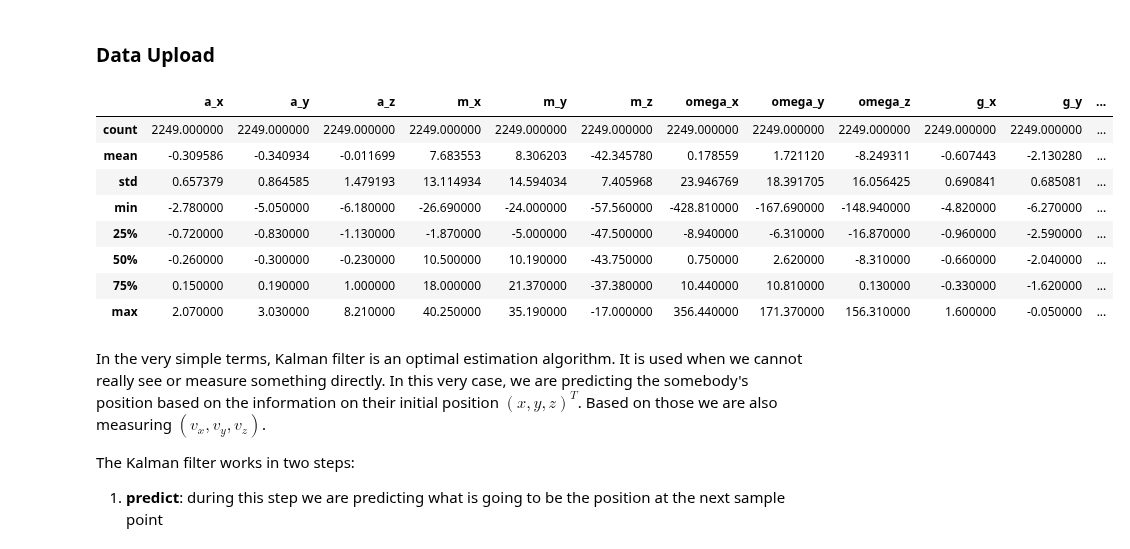
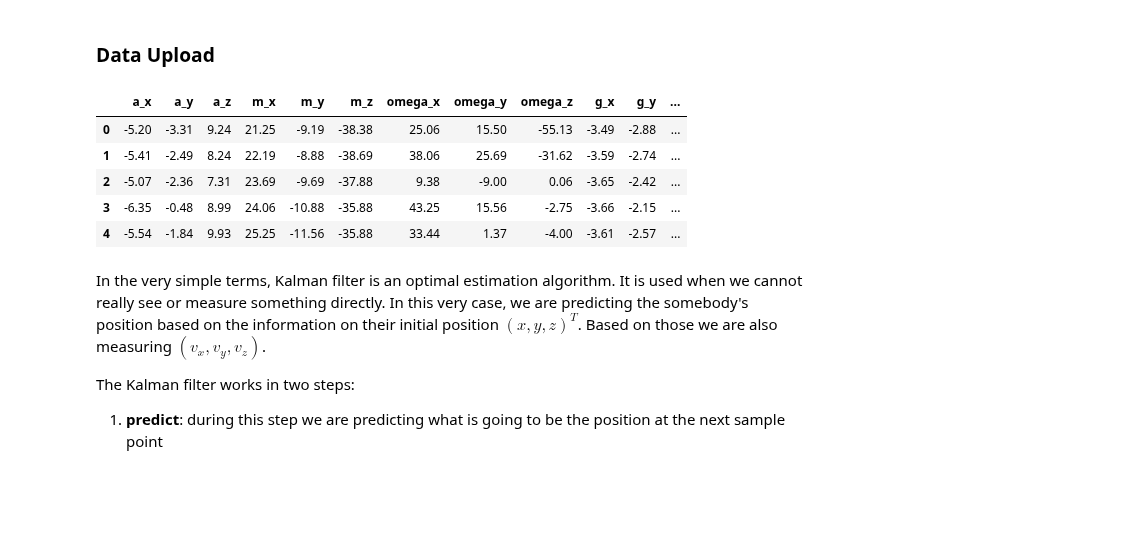
Before and after one commit to kjetteren/RaD_team1_HELIXON, a Jupyter notebook: utils/KalmanFilterImplementation.ipynb, the cells around one changed output. Saved outputs shown, nothing was run; the diff lists cells and outputs as text; code cells hidden in the pictures; blank space fills up the shorter version.

```diff
--- a/utils/KalmanFilterImplementation.ipynb
+++ b/utils/KalmanFilterImplementation.ipynb
@@ -17,22 +18,16 @@ original_spiral = np.array([[-R * np.cos(i * (2 * np.pi * N) / T),  R * np.sin(i
 # %%
 df = pd.read_csv("sensor_data.csv")
 df["v_x"] = df["omega_x"]*R
 df["v_y"] = df["omega_y"]*R
 df["v_z"] = df["omega_z"]*R
-df["a_x"] -= df["g_x"]
-df["a_y"] -= df["g_y"]
-df["a_z"] -= df["g_z"]
-df.describe()
+df.head()
 # %% [output]
 |  | a_x | a_y | a_z | m_x | m_y | m_z | omega_x | omega_y | omega_z | g_x | g_y | ... |
-| count | 2249.000000 | 2249.000000 | 2249.000000 | 2249.000000 | 2249.000000 | 2249.000000 | 2249.000000 | 2249.000000 | 2249.000000 | 2249.000000 | 2249.000000 | ... |
-| mean | -0.309586 | -0.340934 | -0.011699 | 7.683553 | 8.306203 | -42.345780 | 0.178559 | 1.721120 | -8.249311 | -0.607443 | -2.130280 | ... |
-| std | 0.657379 | 0.864585 | 1.479193 | 13.114934 | 14.594034 | 7.405968 | 23.946769 | 18.391705 | 16.056425 | 0.690841 | 0.685081 | ... |
-| min | -2.780000 | -5.050000 | -6.180000 | -26.690000 | -24.000000 | -57.560000 | -428.810000 | -167.690000 | -148.940000 | -4.820000 | -6.270000 | ... |
-| 25% | -0.720000 | -0.830000 | -1.130000 | -1.870000 | -5.000000 | -47.500000 | -8.940000 | -6.310000 | -16.870000 | -0.960000 | -2.590000 | ... |
-| 50% | -0.260000 | -0.300000 | -0.230000 | 10.500000 | 10.190000 | -43.750000 | 0.750000 | 2.620000 | -8.310000 | -0.660000 | -2.040000 | ... |
-| 75% | 0.150000 | 0.190000 | 1.000000 | 18.000000 | 21.370000 | -37.380000 | 10.440000 | 10.810000 | 0.130000 | -0.330000 | -1.620000 | ... |
-| max | 2.070000 | 3.030000 | 8.210000 | 40.250000 | 35.190000 | -17.000000 | 356.440000 | 171.370000 | 156.310000 | 1.600000 | -0.050000 | ... |
+| 0 | -5.20 | -3.31 | 9.24 | 21.25 | -9.19 | -38.38 | 25.06 | 15.50 | -55.13 | -3.49 | -2.88 | ... |
+| 1 | -5.41 | -2.49 | 8.24 | 22.19 | -8.88 | -38.69 | 38.06 | 25.69 | -31.62 | -3.59 | -2.74 | ... |
+| 2 | -5.07 | -2.36 | 7.31 | 23.69 | -9.69 | -37.88 | 9.38 | -9.00 | 0.06 | -3.65 | -2.42 | ... |
+| 3 | -6.35 | -0.48 | 8.99 | 24.06 | -10.88 | -35.88 | 43.25 | 15.56 | -2.75 | -3.66 | -2.15 | ... |
+| 4 | -5.54 | -1.84 | 9.93 | 25.25 | -11.56 | -35.88 | 33.44 | 1.37 | -4.00 | -3.61 | -2.57 | ... |
 # %% [markdown]
 In the very simple terms, Kalman filter is an optimal estimation algorithm. It is used when we cannot really see or measure something directly. In this very case, we are predicting the somebody's position based on the information on their initial position $(x,y,z)^T$. Based on those we are also measuring $(v_x,v_y,v_z)$.
 
```
Also changed, not shown: parts of 11 cells of this notebook.
